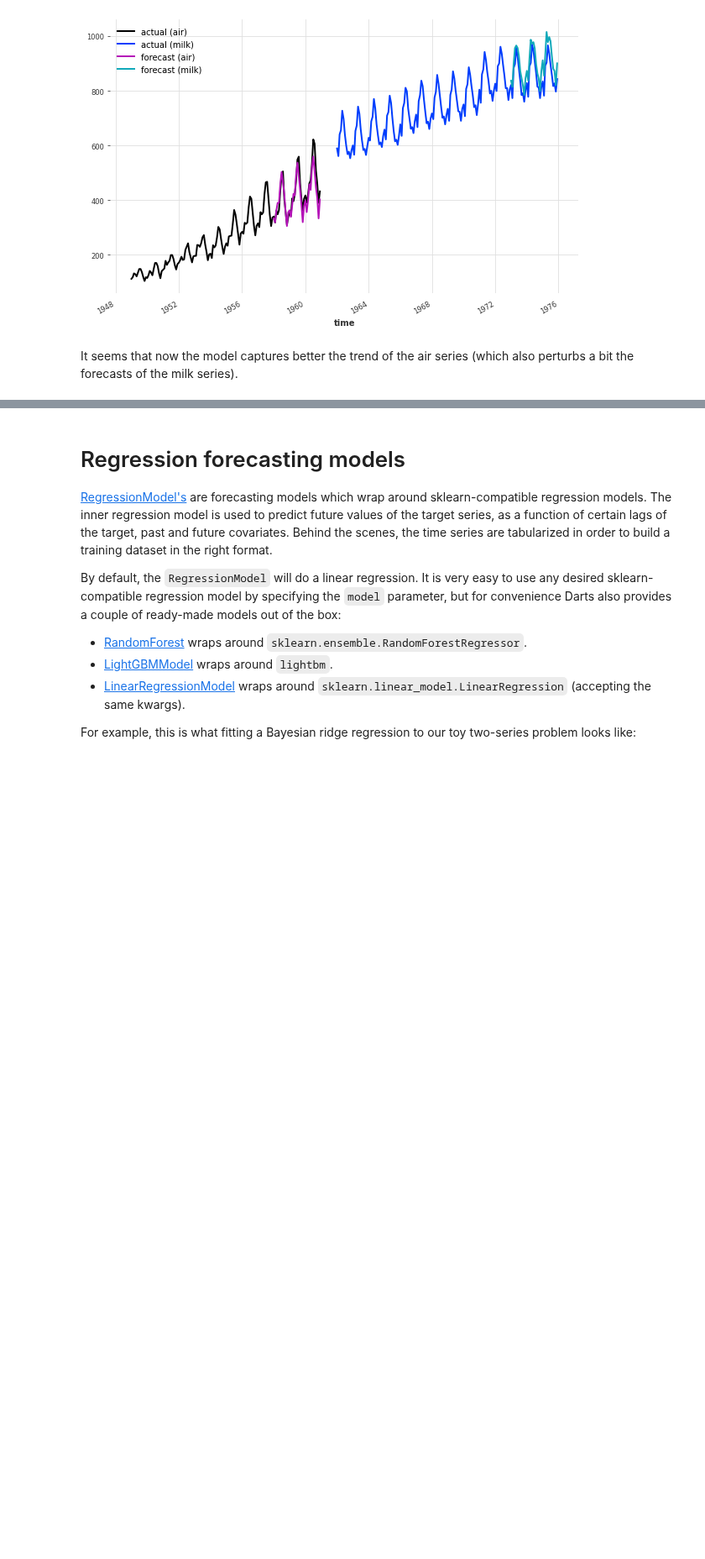
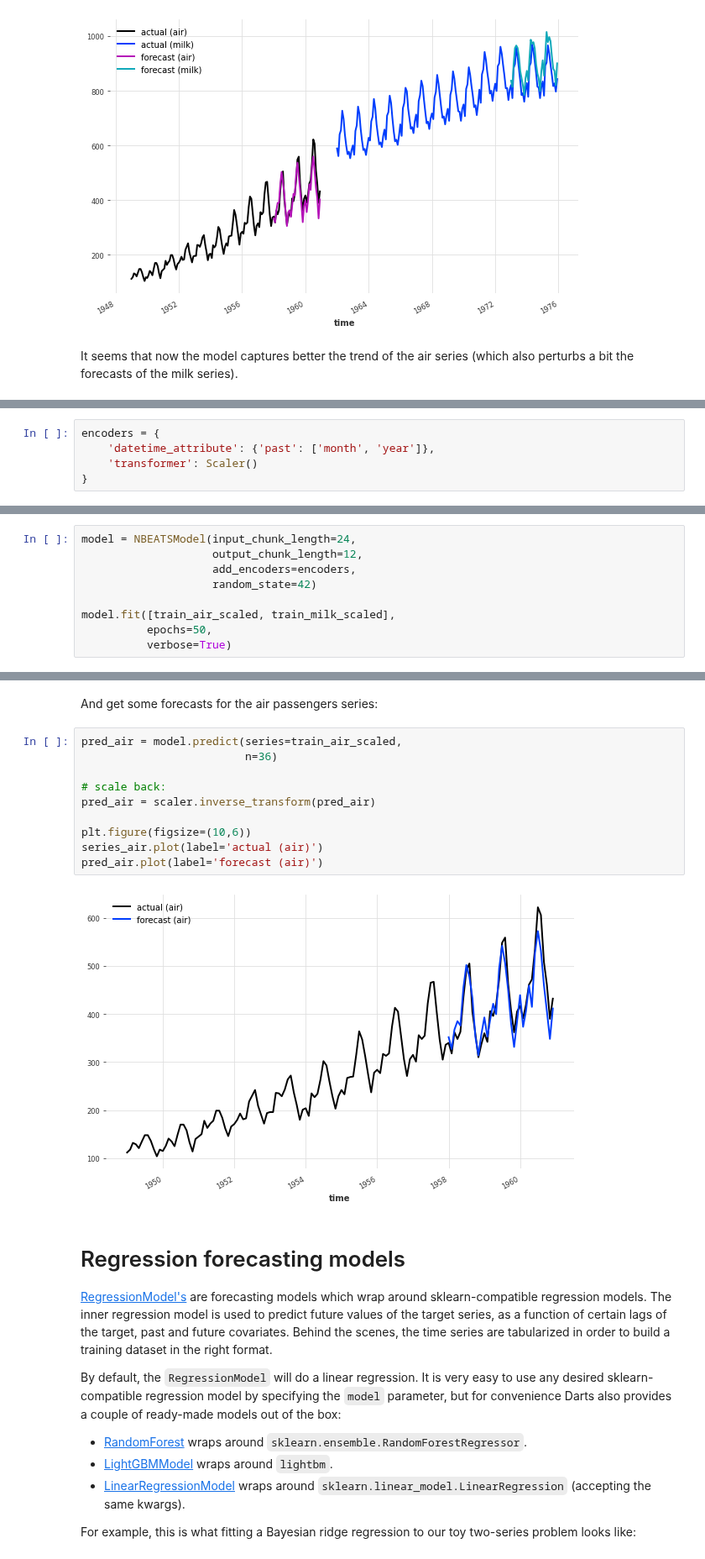
Before and after one commit to unit8co/darts, a Jupyter notebook: examples/00-quickstart.ipynb, the cells around one changed output, grey strips where cells are left out. Shown at 84% size. Saved outputs shown, nothing was run; the diff lists cells and outputs as text; blank space fills up the shorter version.

```diff
--- a/examples/00-quickstart.ipynb
+++ b/examples/00-quickstart.ipynb
@@ -554,0 +583,5 @@ It seems that now the model captures better the trend of the air series (which a
+# %%
+encoders = {
+    'datetime_attribute': {'past': ['month', 'year']},
+    'transformer': Scaler()
+}
@@ -554,0 +590,9 @@ It seems that now the model captures better the trend of the air series (which a
+# %%
+model = NBEATSModel(input_chunk_length=24,
+                    output_chunk_length=12,
+                    add_encoders=encoders,
+                    random_state=42)
+
+model.fit([train_air_scaled, train_milk_scaled],
+          epochs=50,
+          verbose=True)
@@ -555,3 +607,17 @@ It seems that now the model captures better the trend of the air series (which a
+# %% [markdown]
+And get some forecasts for the air passengers series:
+# %%
+pred_air = model.predict(series=train_air_scaled,
+                         n=36)
+
+# scale back:
+pred_air = scaler.inverse_transform(pred_air)
+
+plt.figure(figsize=(10,6))
+series_air.plot(label='actual (air)')
+pred_air.plot(label='forecast (air)')
+# %% [output]
+[figure, added]
 # %% [markdown]
 # Regression forecasting models
 
```
Also changed, not shown: parts of 25 cells of this notebook, 1 other file.
